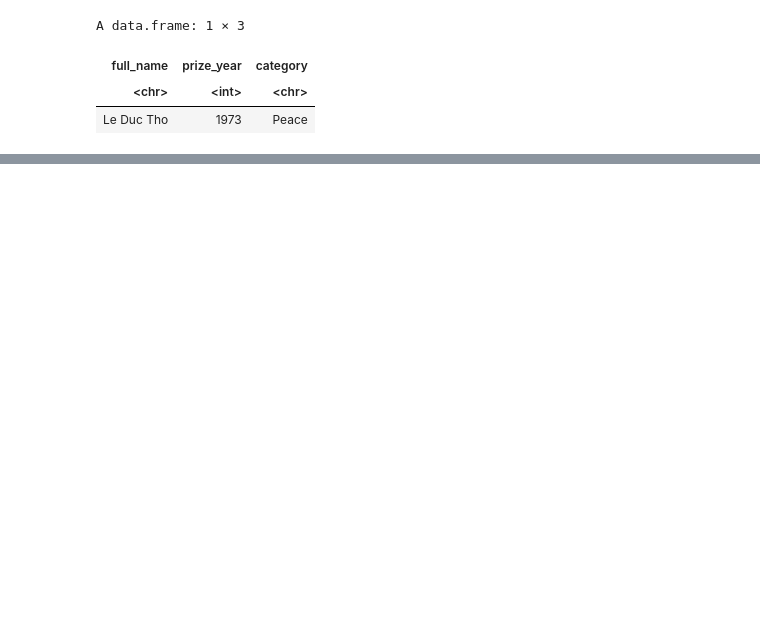
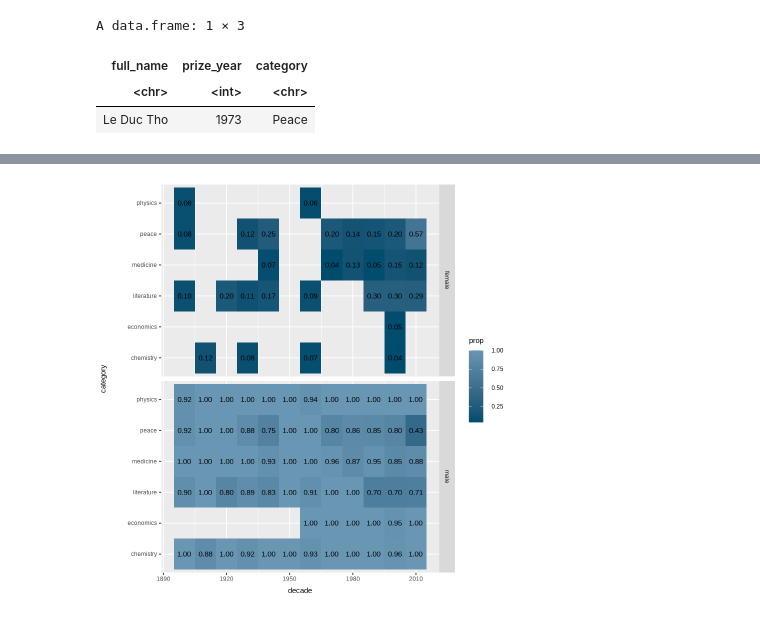
Before and after one commit to S10958018/lichen, a Jupyter notebook: 1119.ipynb, the cells around one changed output, grey strips where cells are left out. Drawn from its saved outputs; the diff is of its cells as text; code cells hidden in the pictures; blank space fills up the shorter version.

```diff
--- a/1119.ipynb
+++ b/1119.ipynb
@@ -272,3 +330,18 @@ ERROR: ignored
+# %%
+nobel_winners %>%
+ dplyr::filter(laureate_type == "individual") %>%
+ # mutate(decade = glue::glue("{round(prize_year - 1, -1)}s")) %>%
+ count(decade, category, gender) %>%
+ group_by(decade, category) %>%
+ mutate(prop = n / sum(n)) %>%
+ ggplot(aes(decade, category, fill = prop)) +
+ geom_tile(size = 0.7) +
+ # geom_text(aes(label = scales::percent(prop, accuracy = .01))) +
+ geom_text(aes(label = scales::number(prop, accuracy = .01))) +
+ facet_grid(vars(gender)) +
+ scale_fill_gradient(low = "#004c6d", high = "#6996b3")
+# %% [output]
+[figure, added]
 # %%
 install.packages("ggbeeswarm")
 library(ggbeeswarm)
```
Also changed, not shown: parts of 20 cells of this notebook.
